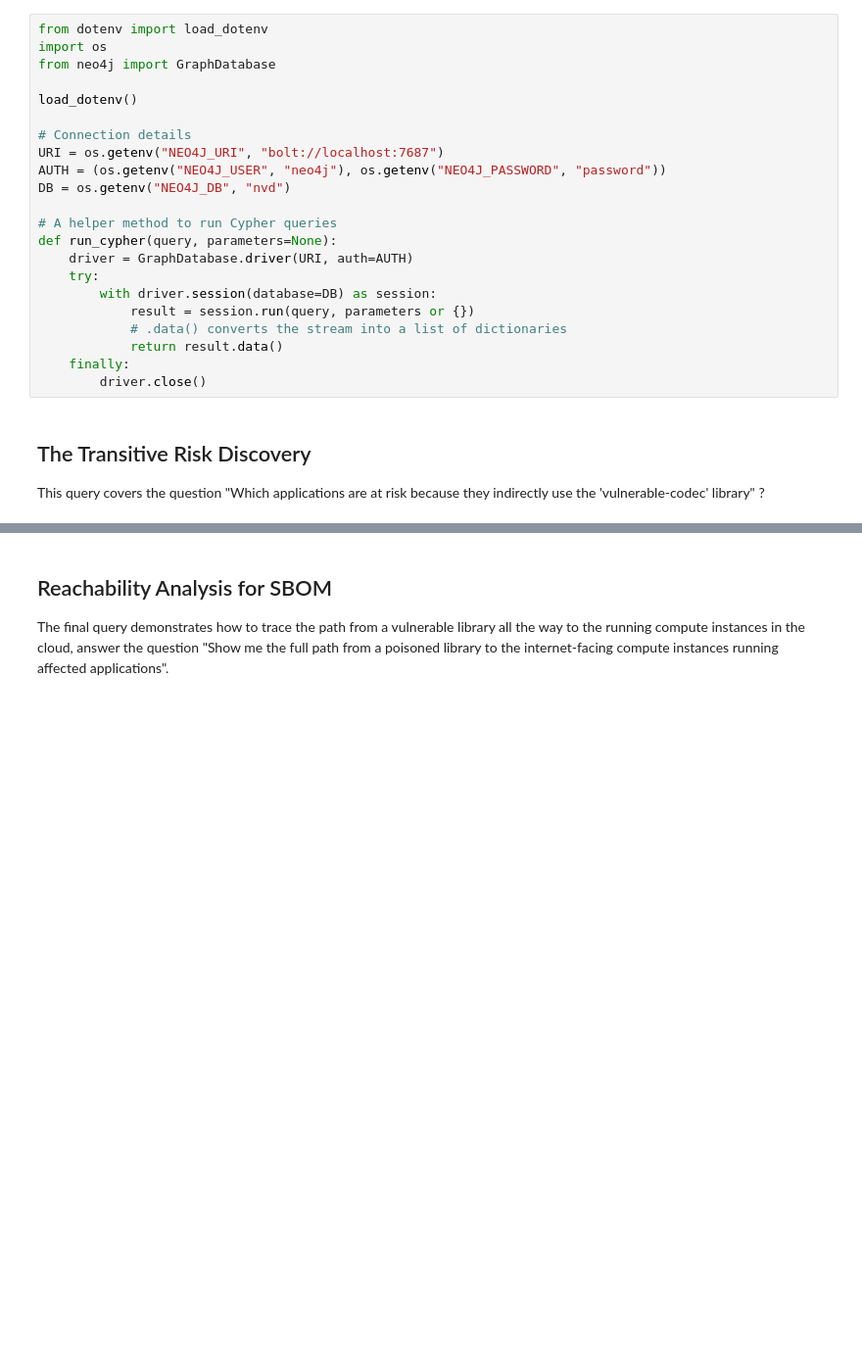
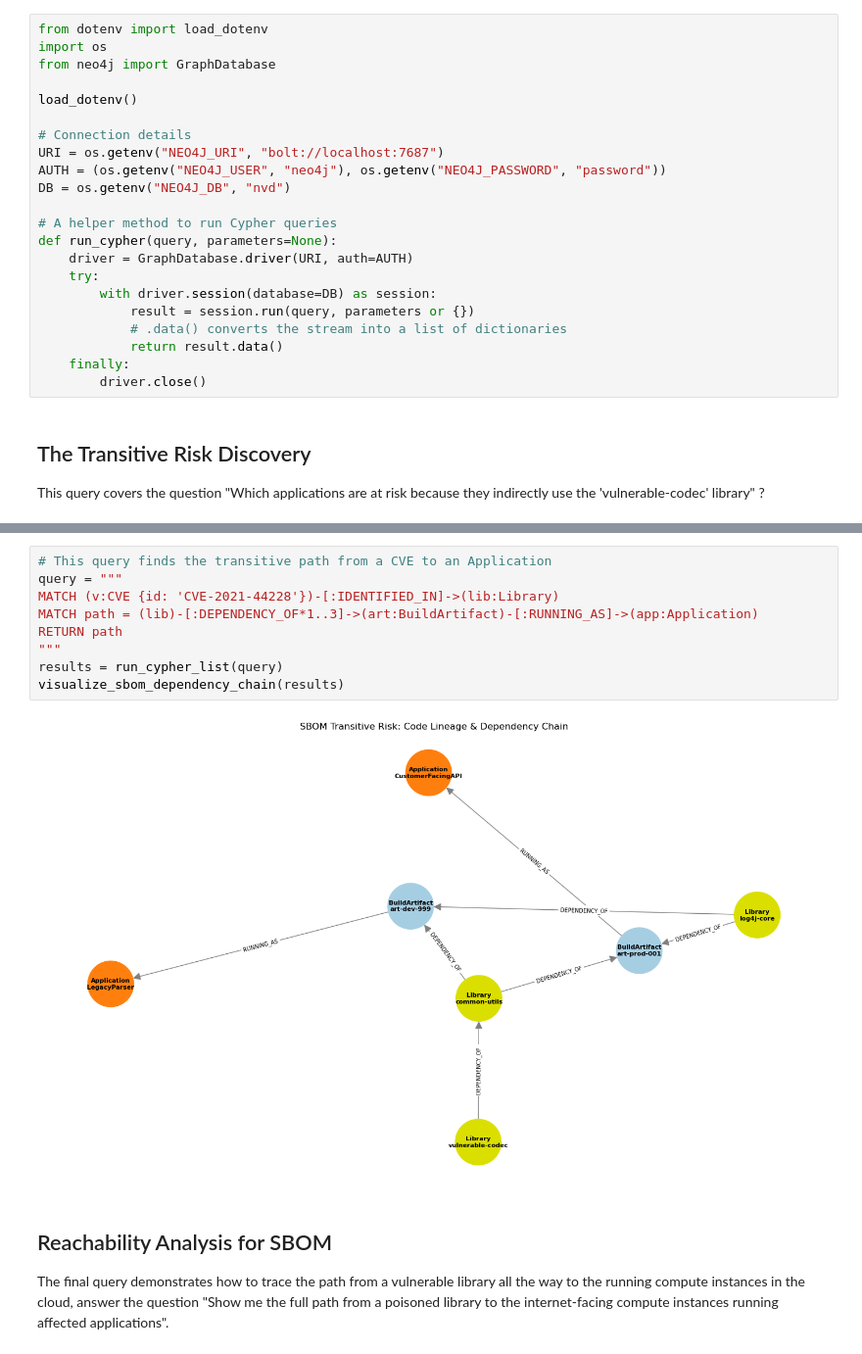
Before and after one commit to pedroleitao-neo4j/cyber-sbom, a Jupyter notebook: sbom.ipynb, the cells around one changed output, grey strips where cells are left out. Shown at 98% size. Saved outputs shown, nothing was run; the diff lists cells and outputs as text; blank space fills up the shorter version.

Commit message:
Added visualisation

```diff
--- a/sbom.ipynb
+++ b/sbom.ipynb
@@ -59,3 +141,14 @@ df
+# %%
+# This query finds the transitive path from a CVE to an Application
+query = """
+MATCH (v:CVE {id: 'CVE-2021-44228'})-[:IDENTIFIED_IN]->(lib:Library)
+MATCH path = (lib)-[:DEPENDENCY_OF*1..3]->(art:BuildArtifact)-[:RUNNING_AS]->(app:Application)
+RETURN path
+"""
+results = run_cypher_list(query)
+visualize_sbom_dependency_chain(results)
+# %% [output]
+[figure, added]
 # %% [markdown]
 ## Reachability Analysis for SBOM
 
```
Also changed, not shown: parts of 4 cells of this notebook, 1 other file.
